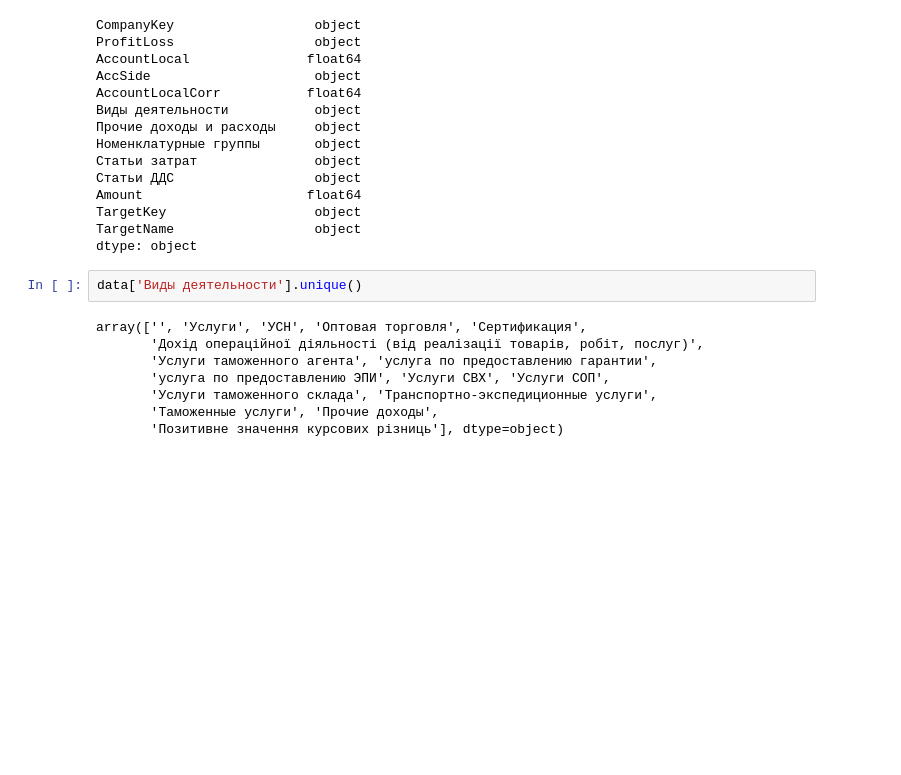
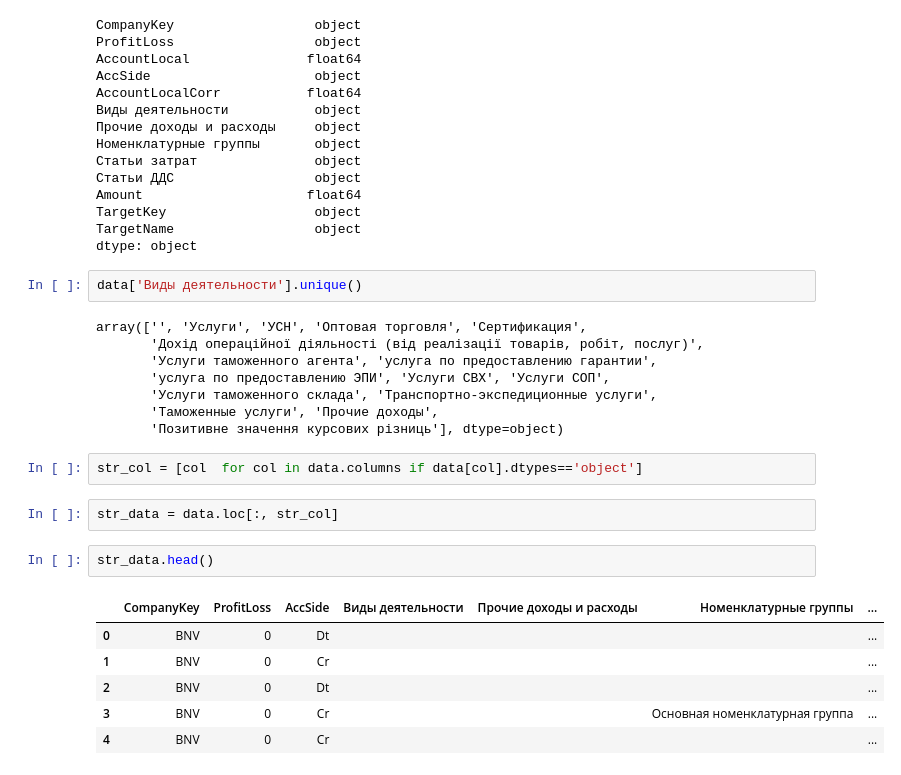
Before and after one commit to VladimirKrutko/SQL-ml, a Jupyter notebook: model.ipynb, the cells around one changed output. Saved outputs shown, nothing was run; the diff lists cells and outputs as text; blank space fills up the shorter version.

```diff
--- a/model.ipynb
+++ b/model.ipynb
@@ -68,3 +68,16 @@ array(['', 'Услуги', 'УСН', 'Оптовая торговля', 'Сер
        'Услуги таможенного склада', 'Транспортно-экспедиционные услуги',
        'Таможенные услуги', 'Прочие доходы',
        'Позитивне значення курсових різниць'], dtype=object)
+# %%
+str_col = [col  for col in data.columns if data[col].dtypes=='object']
+# %%
+str_data = data.loc[:, str_col]
+# %%
+str_data.head()
+# %% [output]
+|  | CompanyKey | ProfitLoss | AccSide | Виды деятельности | Прочие доходы и расходы | Номенклатурные группы | ... |
+| 0 | BNV | 0 | Dt |  |  |  | ... |
+| 1 | BNV | 0 | Cr |  |  |  | ... |
+| 2 | BNV | 0 | Dt |  |  |  | ... |
+| 3 | BNV | 0 | Cr |  |  | Основная номенклатурная группа | ... |
+| 4 | BNV | 0 | Cr |  |  |  | ... |
```
Also changed, not shown: parts of 22 cells of this notebook.
